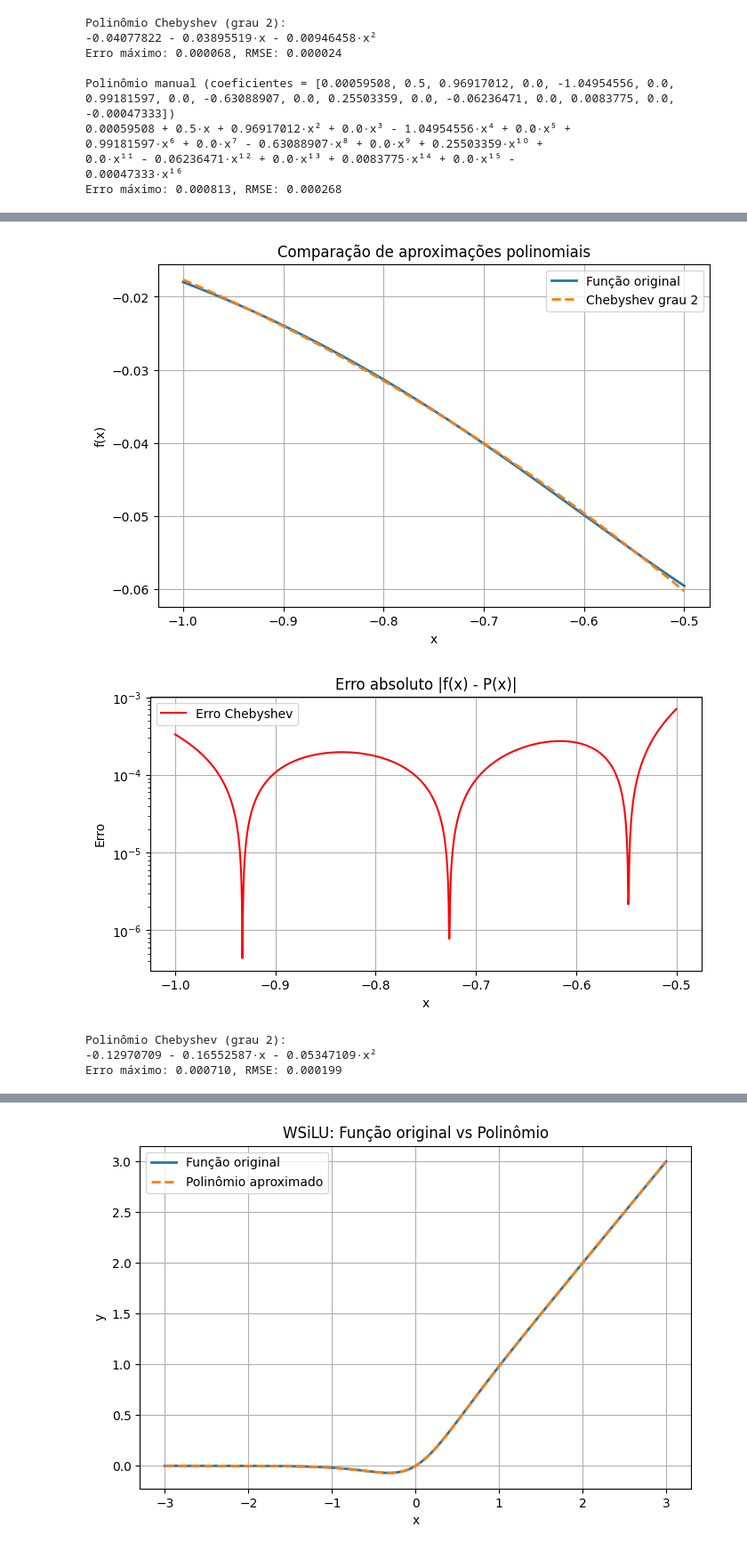
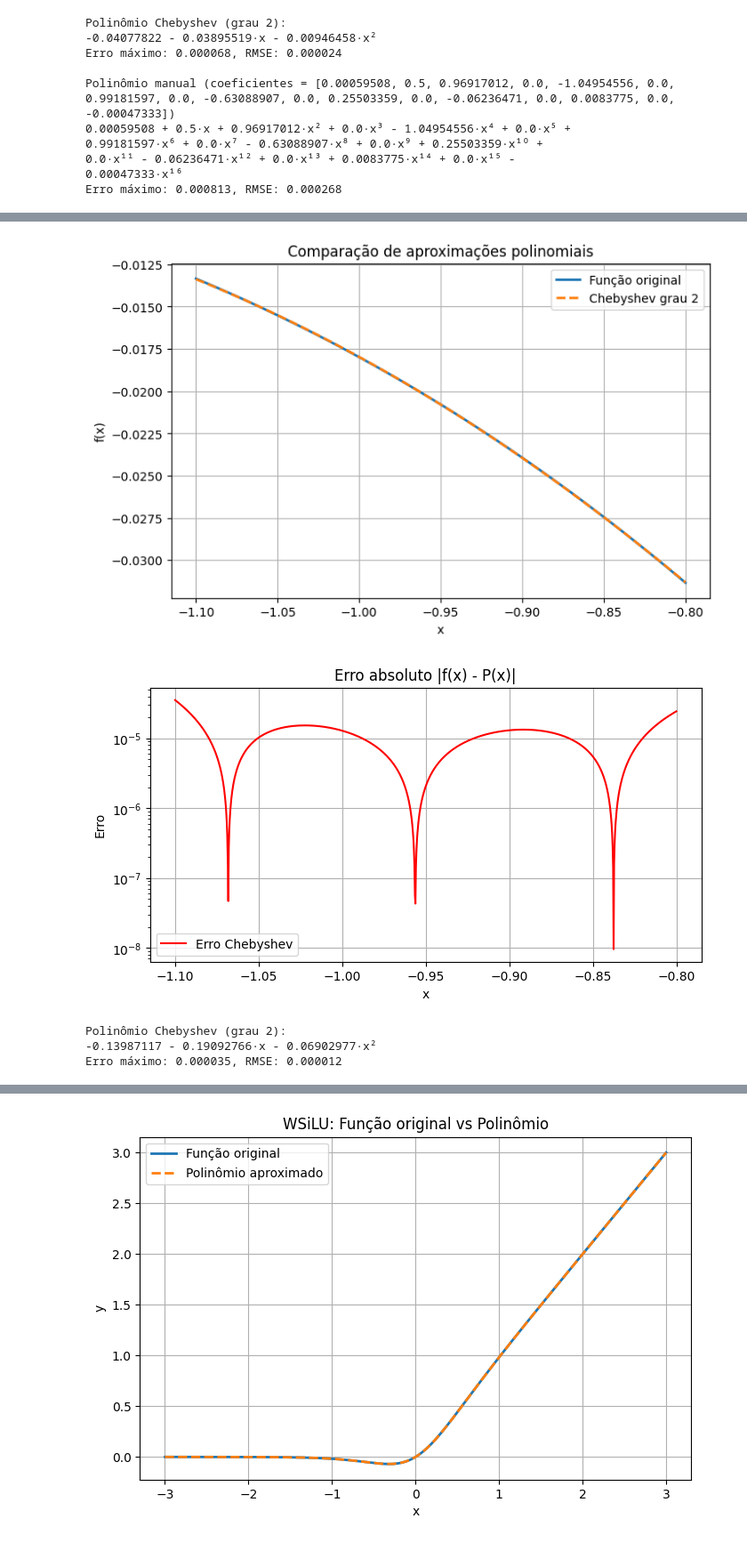
Before and after one commit to radc/hwsigmoid_lascas2026, a Jupyter notebook: notebooks/denis_aproxPolinomial.ipynb, the cells around one changed output, grey strips where cells are left out. Shown at 89% size. Cells and saved outputs as stored; diff of their text form; code cells hidden in the pictures.

```diff
--- a/notebooks/denis_aproxPolinomial.ipynb
+++ b/notebooks/denis_aproxPolinomial.ipynb
@@ -370,7 +526,7 @@ def f(x):
     return x / (1 + np.exp(-4*x))
 
 # Intervalo
-a, b = -2, -1.5
+a, b = -1.7, -1.4
 
 # Grau do polinômio
 n = 2
@@ -384,14 +540,14 @@ Y_sample = f(X_sample)
 cheb_poly = Chebyshev.fit(X_sample, Y_sample, deg=n, domain=[a, b])
 
 # Converter para polinômio padrão
-poly_std_a = cheb_poly.convert(kind=Polynomial)
+poly_std_x3 = cheb_poly.convert(kind=Polynomial)
 
 # ===============================
 # Avaliação e Erro
 # ===============================
 X = np.linspace(a, b, 1000)
 Y_true = f(X)
-Y_poly_auto = poly_std_a(X)
+Y_poly_auto = poly_std_x3(X)
 
 # Erro Chebyshev
 erro_auto = np.abs(Y_true - Y_poly_auto)
@@ -428,6 +584,6 @@ plt.show()
 # Resultados numéricos
 # ===============================
 print("Polinômio Chebyshev (grau {}):".format(n))
-print(poly_std_a)
+print(poly_std_x3)
 print(f"Erro máximo: {erro_auto_max:.6f}, RMSE: {erro_auto_rmse:.6f}")
 # %% [output]
@@ -448,7 +604,7 @@ def f(x):
     return x / (1 + np.exp(-4*x))
 
 # Intervalo interpolação
-a, b = -1.5, -1
+a, b = -1.4, -1.1
 
 # Grau do polinômio
 n = 2
@@ -462,14 +618,14 @@ Y_sample = f(X_sample)
 cheb_poly = Chebyshev.fit(X_sample, Y_sample, deg=n, domain=[a, b])
 
 # Converter para polinômio padrão
-poly_std_b = cheb_poly.convert(kind=Polynomial)
+poly_std_x4 = cheb_poly.convert(kind=Polynomial)
 
 # ===============================
 # Avaliação e Erro
 # ===============================
 X = np.linspace(a, b, 1000)
 Y_true = f(X)
-Y_poly_auto = poly_std_b(X)
+Y_poly_auto = poly_std_x4(X)
 
 # Erro Chebyshev
 erro_auto = np.abs(Y_true - Y_poly_auto)
@@ -505,6 +661,6 @@ plt.show()
 # Resultados numéricos
 # ===============================
 print("Polinômio Chebyshev (grau {}):".format(n))
-print(poly_std_b)
+print(poly_std_x4)
 print(f"Erro máximo: {erro_auto_max:.6f}, RMSE: {erro_auto_rmse:.6f}")
 # %% [output]
@@ -525,7 +681,7 @@ def f(x):
     return x / (1 + np.exp(-4*x))
 
 # Intervalo
-a, b = -1, -0.5
+a, b = -1.1, -0.8
 
 # Grau do polinômio
 n = 2
@@ -539,14 +695,14 @@ Y_sample = f(X_sample)
 cheb_poly = Chebyshev.fit(X_sample, Y_sample, deg=n, domain=[a, b])
 
 # Converter para polinômio padrão
-poly_std_c = cheb_poly.convert(kind=Polynomial)
+poly_std_x5 = cheb_poly.convert(kind=Polynomial)
 
 # ===============================
 # Avaliação e Erro
 # ===============================
 X = np.linspace(a, b, 1000)
 Y_true = f(X)
-Y_poly_auto = poly_std_c(X)
+Y_poly_auto = poly_std_x5(X)
 
 # Erro Chebyshev
 erro_auto = np.abs(Y_true - Y_poly_auto)
@@ -557,39 +713,39 @@ erro_auto_rmse = np.sqrt(np.mean(erro_auto**2))
 # Plots
 # ===============================
 plt.figure(figsize=(8,5))
 plt.plot(X, Y_true, label="Função original", linewidth=2)
 plt.plot(X, Y_poly_auto, "--", label=f"Chebyshev grau {n}", linewidth=2)
 plt.title("Comparação de aproximações polinomiais")
 plt.xlabel("x")
 plt.ylabel("f(x)")
 plt.legend()
 plt.grid(True)
 
 plt.show()
 
 # Erro Chebyshev
 plt.figure(figsize=(8,4))
 plt.plot(X, erro_auto, label="Erro Chebyshev", color="red")
 plt.title("Erro absoluto |f(x) - P(x)|")
 plt.xlabel("x")
 plt.ylabel("Erro")
 plt.legend()
 plt.grid(True)
 plt.yscale("log")
 plt.show()
 
 # ===============================
 # Resultados numéricos
 # ===============================
 print("Polinômio Chebyshev (grau {}):".format(n))
-print(poly_std_c)
+print(poly_std_x5)
 print(f"Erro máximo: {erro_auto_max:.6f}, RMSE: {erro_auto_rmse:.6f}")
 # %% [output]
-[figure, old version]
+[figure, new version]
-[figure, old version]
+[figure, new version]
 Polinômio Chebyshev (grau 2):
--0.12970709 - 0.16552587·x - 0.05347109·x²
-Erro máximo: 0.000710, RMSE: 0.000199
+-0.13987117 - 0.19092766·x - 0.06902977·x²
+Erro máximo: 0.000035, RMSE: 0.000012
 # %%
 import numpy as np
 import matplotlib.pyplot as plt
```
Also changed, not shown: parts of 26 cells of this notebook.
